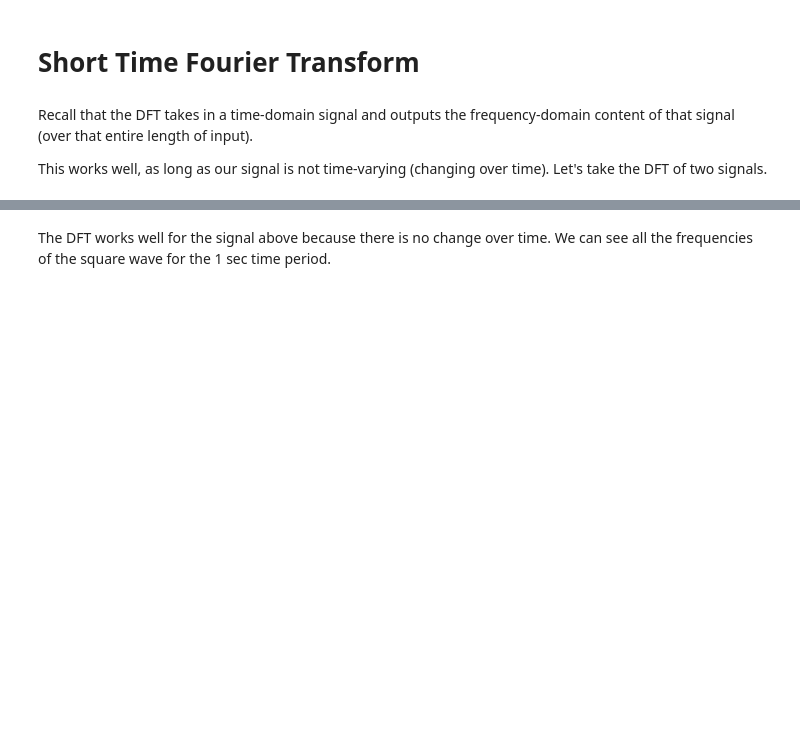
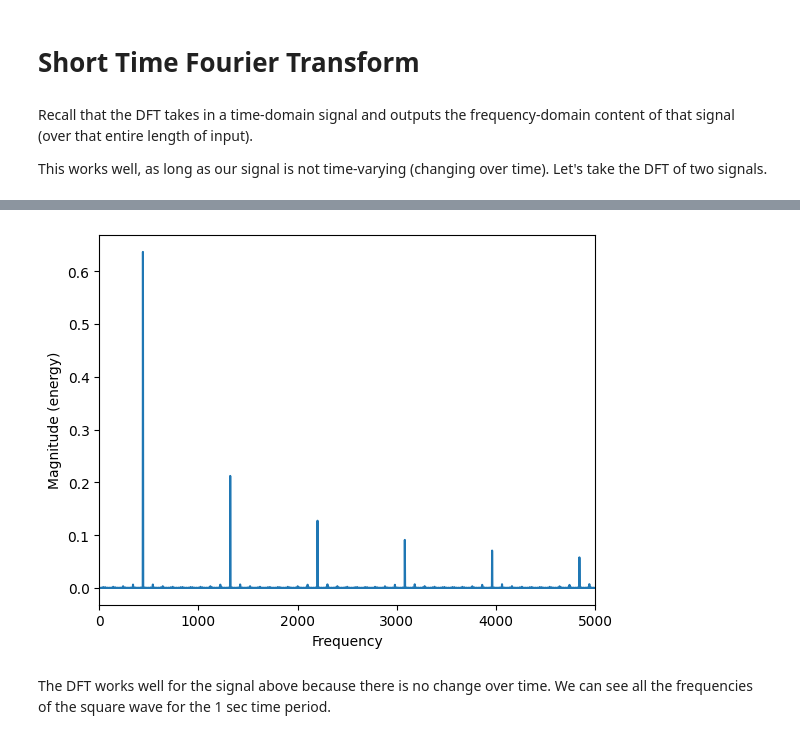
Before and after one commit to adityarpawar1902/AudioTechII, a Jupyter notebook: Lectures-Blank/Lesson11_STFT.ipynb, the cells around one changed output, grey strips where cells are left out. Cells and saved outputs as stored; diff of their text form; code cells hidden in the pictures; blank space fills up the shorter version.

```diff
--- a/Lectures-Blank/Lesson11_STFT.ipynb
+++ b/Lectures-Blank/Lesson11_STFT.ipynb
@@ -14,2 +20,7 @@ This works well, as long as our signal is not time-varying (changing over time).
+# %%
+plt.magnitude_spectrum(static_sig, static_sig.size);
+plt.xlim(0, 5000);
+# %% [output]
+[figure, added]
 # %% [markdown]
 The DFT works well for the signal above because there is no change over time. We can see all the frequencies of the square wave for the 1 sec time period.
```
Also changed, not shown: parts of 10 cells of this notebook.
